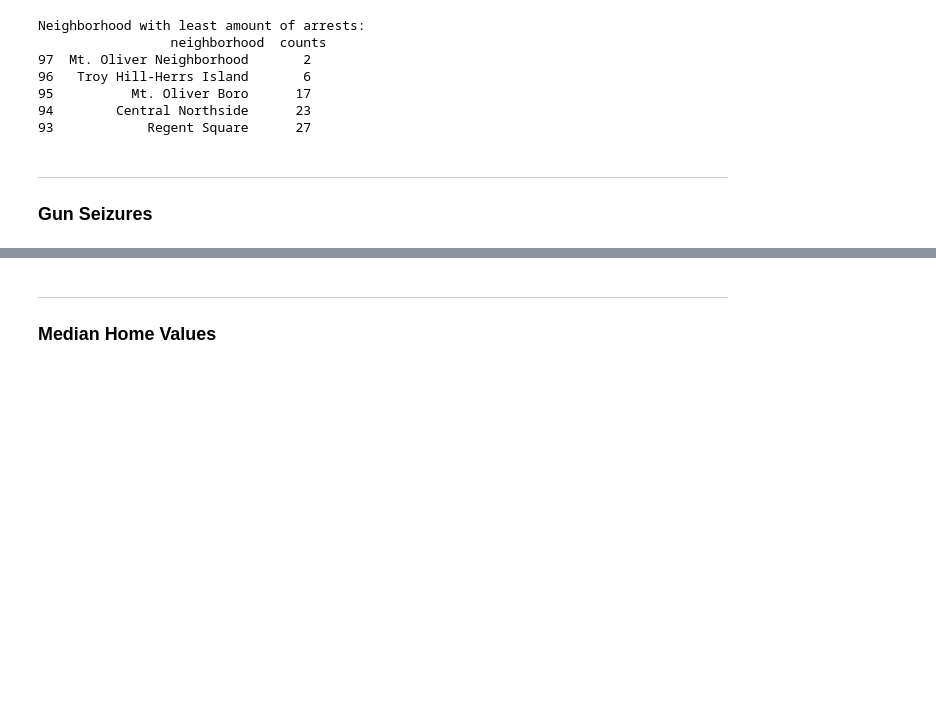
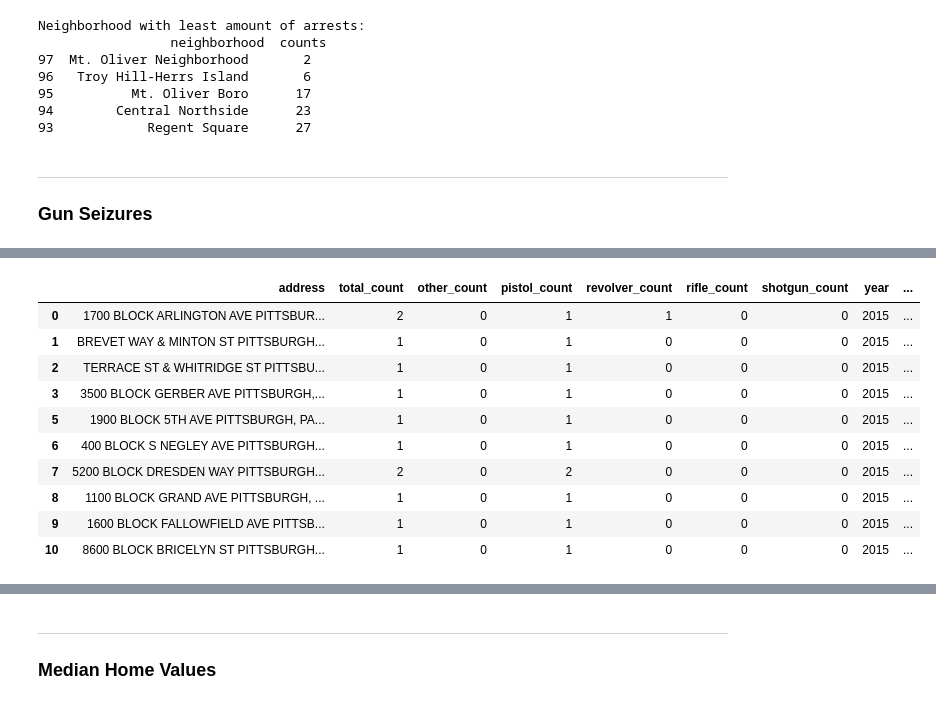
Before and after one commit to shinwookim/CMPINF-0010-Final-Project, a Jupyter notebook: Combined.ipynb, the cells around one changed output, grey strips where cells are left out. Cells and saved outputs as stored; diff of their text form; code cells hidden in the pictures; blank space fills up the shorter version.

```diff
--- a/Combined.ipynb
+++ b/Combined.ipynb
@@ -77,0 +82,20 @@ Neighborhood with least amount of arrests:
+# %%
+import pandas as pd
+import matplotlib.pyplot as plt
+import geopandas as gpd
+%matplotlib inline
+guns = pd.read_csv('GunSeizures.csv')
+gun=guns.dropna()
+gun.head(10)
+# %% [output]
+|  | address | total_count | other_count | pistol_count | revolver_count | rifle_count | shotgun_count | year | ... |
+| 0 | 1700 BLOCK ARLINGTON AVE PITTSBUR... | 2 | 0 | 1 | 1 | 0 | 0 | 2015 | ... |
+| 1 | BREVET WAY & MINTON ST PITTSBURGH... | 1 | 0 | 1 | 0 | 0 | 0 | 2015 | ... |
+| 2 | TERRACE ST & WHITRIDGE ST PITTSBU... | 1 | 0 | 1 | 0 | 0 | 0 | 2015 | ... |
+| 3 | 3500 BLOCK GERBER AVE PITTSBURGH,... | 1 | 0 | 1 | 0 | 0 | 0 | 2015 | ... |
+| 5 | 1900 BLOCK 5TH AVE PITTSBURGH, PA... | 1 | 0 | 1 | 0 | 0 | 0 | 2015 | ... |
+| 6 | 400 BLOCK S NEGLEY AVE PITTSBURGH... | 1 | 0 | 1 | 0 | 0 | 0 | 2015 | ... |
+| 7 | 5200 BLOCK DRESDEN WAY PITTSBURGH... | 2 | 0 | 2 | 0 | 0 | 0 | 2015 | ... |
+| 8 | 1100 BLOCK GRAND AVE PITTSBURGH, ... | 1 | 0 | 1 | 0 | 0 | 0 | 2015 | ... |
+| 9 | 1600 BLOCK FALLOWFIELD AVE PITTSB... | 1 | 0 | 1 | 0 | 0 | 0 | 2015 | ... |
+| 10 | 8600 BLOCK BRICELYN ST PITTSBURGH... | 1 | 0 | 1 | 0 | 0 | 0 | 2015 | ... |
```
Also changed, not shown: parts of 4 cells of this notebook.
